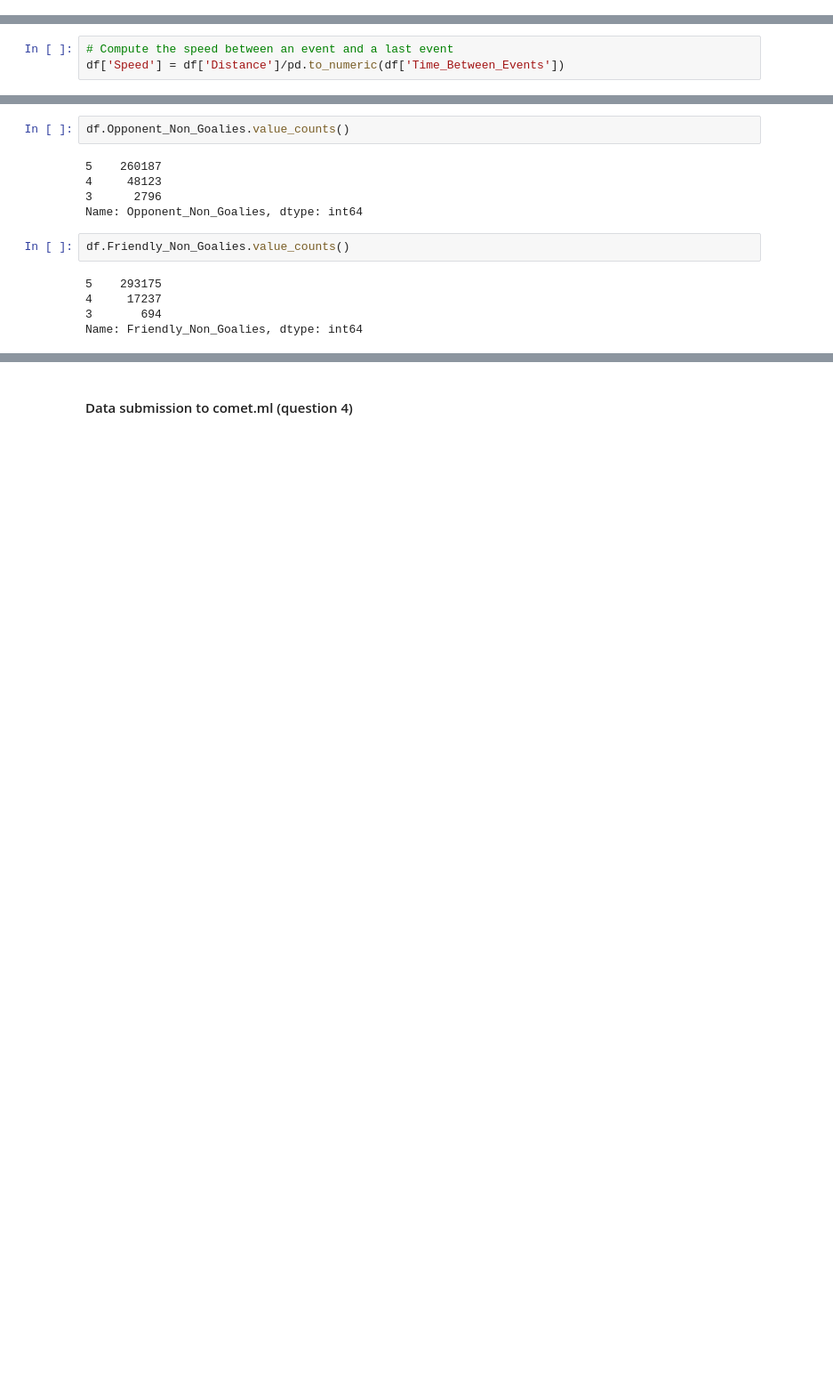
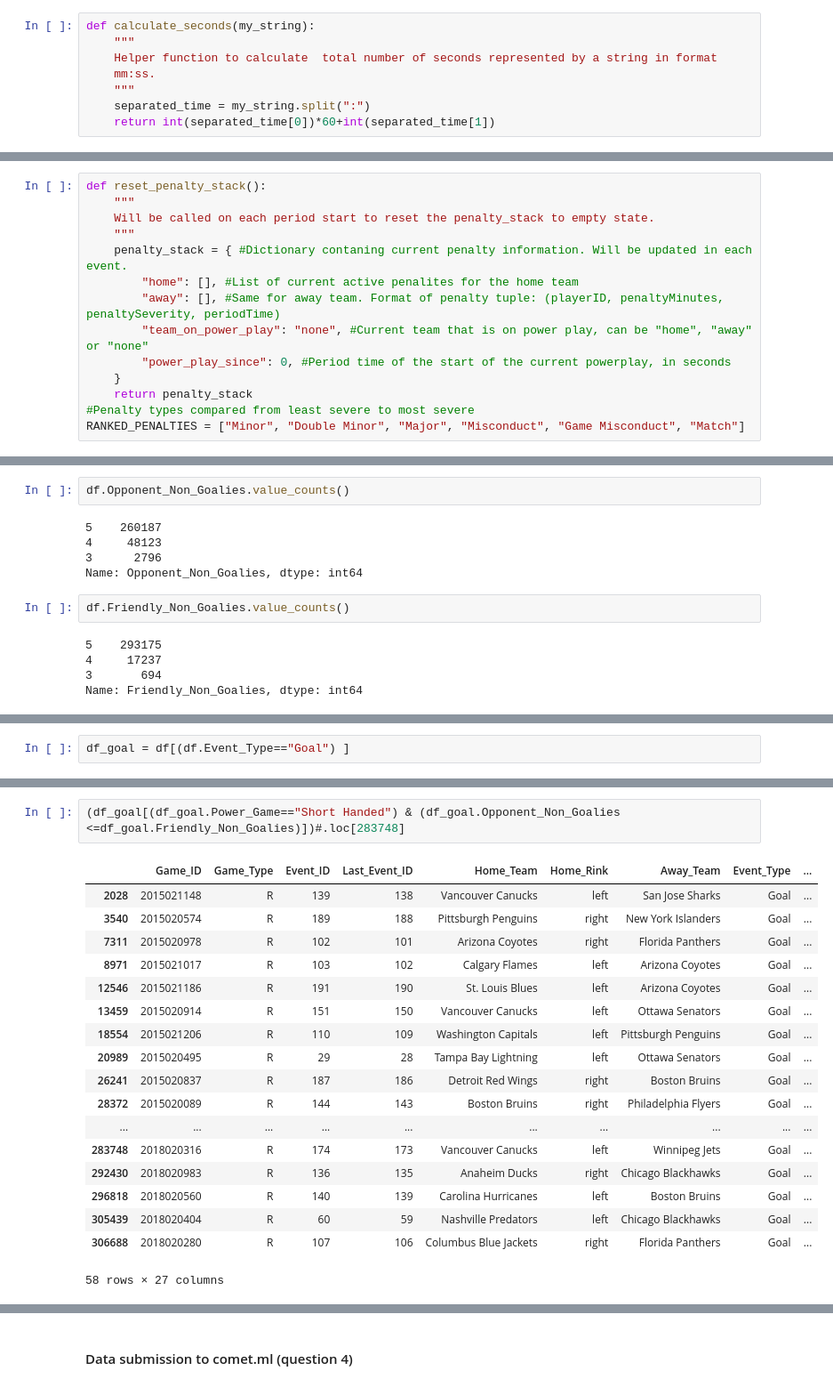
Before and after one commit to nassimwalha/IFT-6758, a Jupyter notebook: notebooks/Feature Engineering 2.ipynb, the cells around one changed output, grey strips where cells are left out. Shown at 89% size. Cells and saved outputs as stored; diff of their text form; blank space fills up the shorter version.

```diff
--- a/notebooks/Feature Engineering 2.ipynb
+++ b/notebooks/Feature Engineering 2.ipynb
@@ -118,4 +116,12 @@ df
 311106 rows × 24 columns
 # %% [markdown]
 #### Adding other features (question 3)
+# %%
+def calculate_seconds(my_string):
+    """
+    Helper function to calculate  total number of seconds represented by a string in format
+    mm:ss.
+    """
+    separated_time = my_string.split(":")
+    return int(separated_time[0])*60+int(separated_time[1])
 # %%
@@ -258,0 +257,14 @@ df['Rebond'] = df['Last_Event_Type'] == 'Shot'
+# %%
+def reset_penalty_stack():
+    """
+    Will be called on each period start to reset the penalty_stack to empty state.
+    """
+    penalty_stack = { #Dictionary contaning current penalty information. Will be updated in each event.
+        "home": [], #List of current active penalites for the home team
+        "away": [], #Same for away team. Format of penalty tuple: (playerID, penaltyMinutes, penaltySeverity, periodTime)
+        "team_on_power_play": "none", #Current team that is on power play, can be "home", "away" or "none"
+        "power_play_since": 0, #Period time of the start of the current powerplay, in seconds
+    }
+    return penalty_stack
+#Penalty types compared from least severe to most severe
+RANKED_PENALTIES = ["Minor", "Double Minor", "Major", "Misconduct", "Game Misconduct", "Match"]
@@ -316,3 +607,0 @@ df
-# %%
-# Compute the speed between an event and a last event
-df['Speed'] = df['Distance']/pd.to_numeric(df['Time_Between_Events'])
@@ -687 +636,3 @@ df.Powerplay_Since.value_counts()
 Name: Powerplay_Since, Length: 304, dtype: int64
+# %%
+df_goal = df[(df.Event_Type=="Goal") ]
@@ -687,0 +678,21 @@ Name: Powerplay_Since, Length: 304, dtype: int64
+# %%
+(df_goal[(df_goal.Power_Game=="Short Handed") & (df_goal.Opponent_Non_Goalies <=df_goal.Friendly_Non_Goalies)])#.loc[283748]
+# %% [output]
+|  | Game_ID | Game_Type | Event_ID | Last_Event_ID | Home_Team | Home_Rink | Away_Team | Event_Type | ... |
+| 2028 | 2015021148 | R | 139 | 138 | Vancouver Canucks | left | San Jose Sharks | Goal | ... |
+| 3540 | 2015020574 | R | 189 | 188 | Pittsburgh Penguins | right | New York Islanders | Goal | ... |
+| 7311 | 2015020978 | R | 102 | 101 | Arizona Coyotes | right | Florida Panthers | Goal | ... |
+| 8971 | 2015021017 | R | 103 | 102 | Calgary Flames | left | Arizona Coyotes | Goal | ... |
+| 12546 | 2015021186 | R | 191 | 190 | St. Louis Blues | left | Arizona Coyotes | Goal | ... |
+| 13459 | 2015020914 | R | 151 | 150 | Vancouver Canucks | left | Ottawa Senators | Goal | ... |
+| 18554 | 2015021206 | R | 110 | 109 | Washington Capitals | left | Pittsburgh Penguins | Goal | ... |
+| 20989 | 2015020495 | R | 29 | 28 | Tampa Bay Lightning | left | Ottawa Senators | Goal | ... |
+| 26241 | 2015020837 | R | 187 | 186 | Detroit Red Wings | right | Boston Bruins | Goal | ... |
+| 28372 | 2015020089 | R | 144 | 143 | Boston Bruins | right | Philadelphia Flyers | Goal | ... |
+| ... | ... | ... | ... | ... | ... | ... | ... | ... | ... |
+| 283748 | 2018020316 | R | 174 | 173 | Vancouver Canucks | left | Winnipeg Jets | Goal | ... |
+| 292430 | 2018020983 | R | 136 | 135 | Anaheim Ducks | right | Chicago Blackhawks | Goal | ... |
+| 296818 | 2018020560 | R | 140 | 139 | Carolina Hurricanes | left | Boston Bruins | Goal | ... |
+| 305439 | 2018020404 | R | 60 | 59 | Nashville Predators | left | Chicago Blackhawks | Goal | ... |
+| 306688 | 2018020280 | R | 107 | 106 | Columbus Blue Jackets | right | Florida Panthers | Goal | ... |
+58 rows × 27 columns
```
Also changed, not shown: parts of 55 cells of this notebook, 1 other file.
